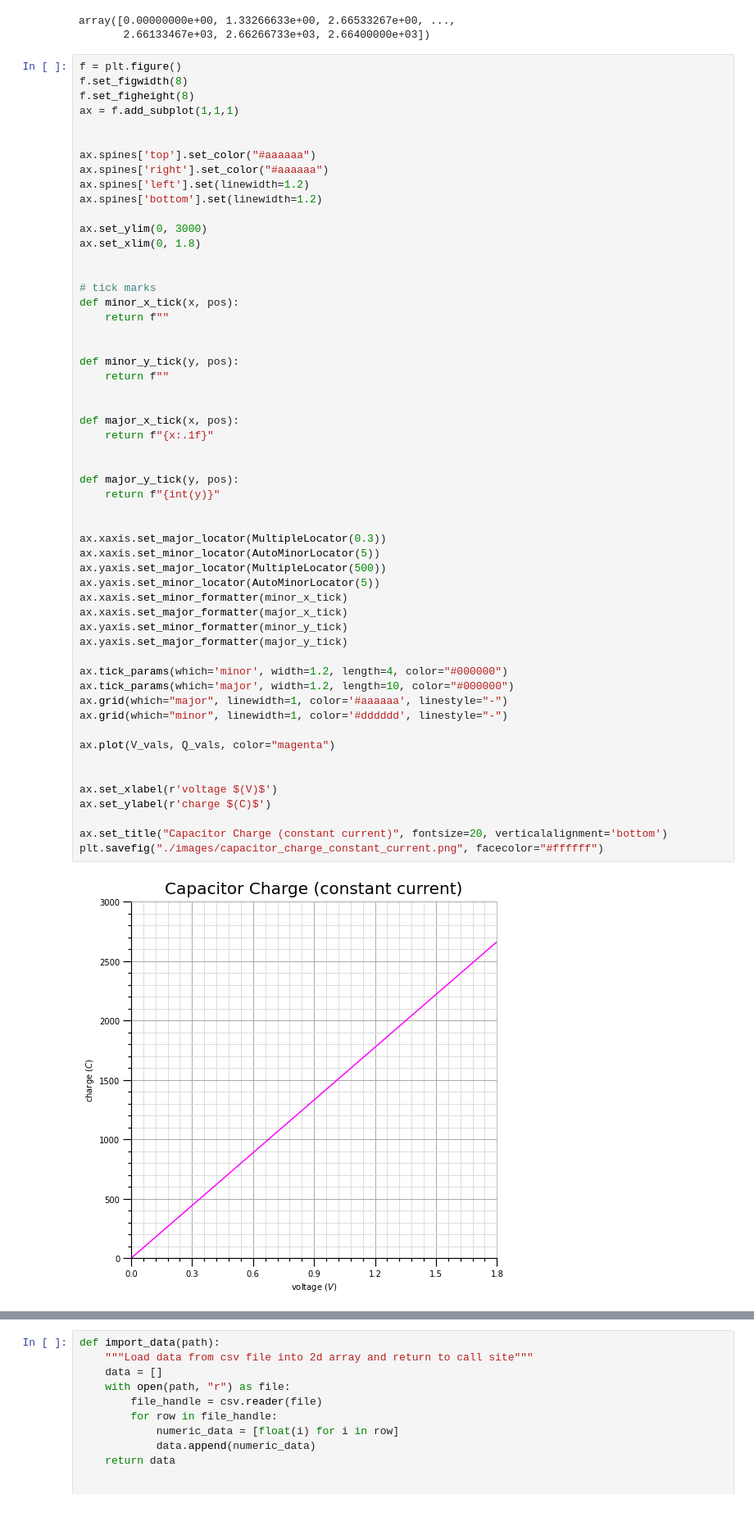
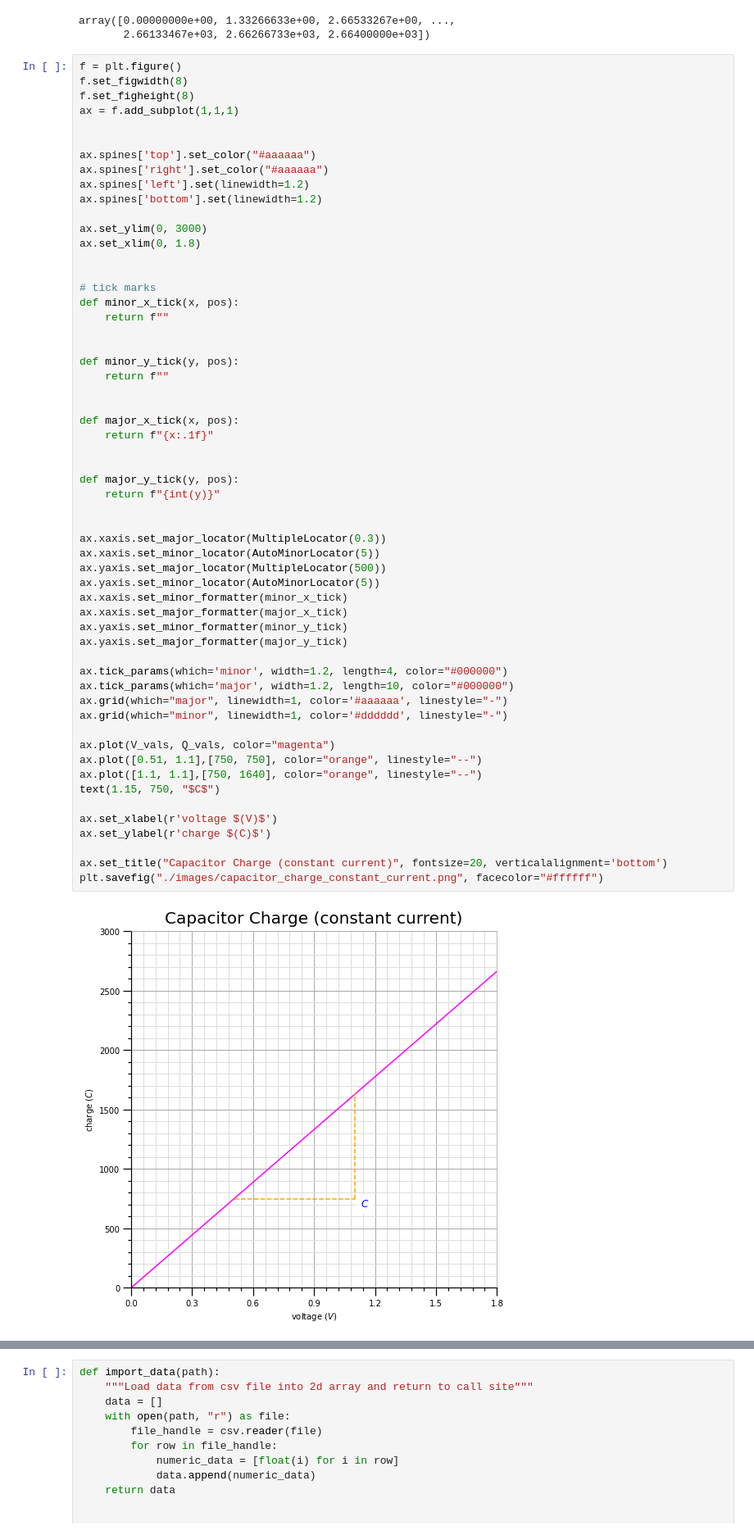
Before and after one commit to alexander-neville/docs, a Jupyter notebook: physics/calculations.ipynb, the cells around one changed output, grey strips where cells are left out. Shown at 82% size. Cells and saved outputs as stored; diff of their text form.

```diff
--- a/physics/calculations.ipynb
+++ b/physics/calculations.ipynb
@@ -617,32 +617,34 @@ def minor_y_tick(y, pos):
 def major_x_tick(x, pos):
     return f"{x:.1f}"
 
 
 def major_y_tick(y, pos):
     return f"{int(y)}"
 
 
 ax.xaxis.set_major_locator(MultipleLocator(0.3))
 ax.xaxis.set_minor_locator(AutoMinorLocator(5))
 ax.yaxis.set_major_locator(MultipleLocator(500))
 ax.yaxis.set_minor_locator(AutoMinorLocator(5))
 ax.xaxis.set_minor_formatter(minor_x_tick)
 ax.xaxis.set_major_formatter(major_x_tick)
 ax.yaxis.set_minor_formatter(minor_y_tick)
 ax.yaxis.set_major_formatter(major_y_tick)
 
 ax.tick_params(which='minor', width=1.2, length=4, color="#000000")
 ax.tick_params(which='major', width=1.2, length=10, color="#000000")
 ax.grid(which="major", linewidth=1, color='#aaaaaa', linestyle="-")
 ax.grid(which="minor", linewidth=1, color='#dddddd', linestyle="-")
 
 ax.plot(V_vals, Q_vals, color="magenta")
-
+ax.plot([0.51, 1.1],[750, 750], color="orange", linestyle="--")
+ax.plot([1.1, 1.1],[750, 1640], color="orange", linestyle="--")
+text(1.15, 750, "$C$")
 
 ax.set_xlabel(r'voltage $(V)$')
 ax.set_ylabel(r'charge $(C)$')
 
 ax.set_title("Capacitor Charge (constant current)", fontsize=20, verticalalignment='bottom')
 plt.savefig("./images/capacitor_charge_constant_current.png", facecolor="#ffffff")
 # %% [output]
-[figure, old version]
+[figure, new version]
```
Also changed, not shown: parts of 2 cells of this notebook, 12 other files.
